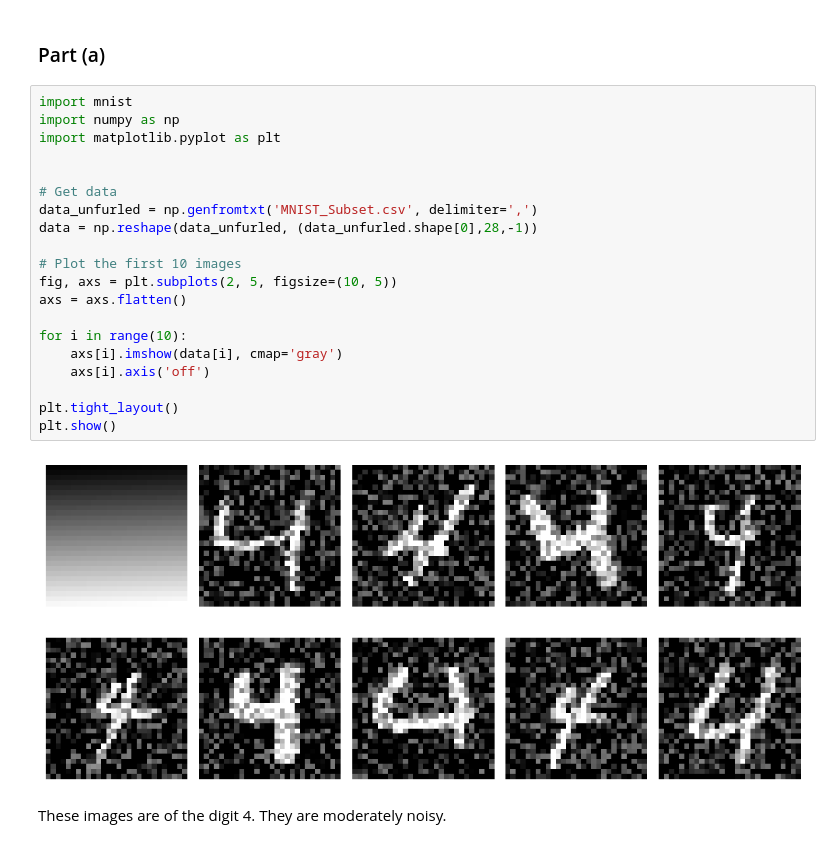
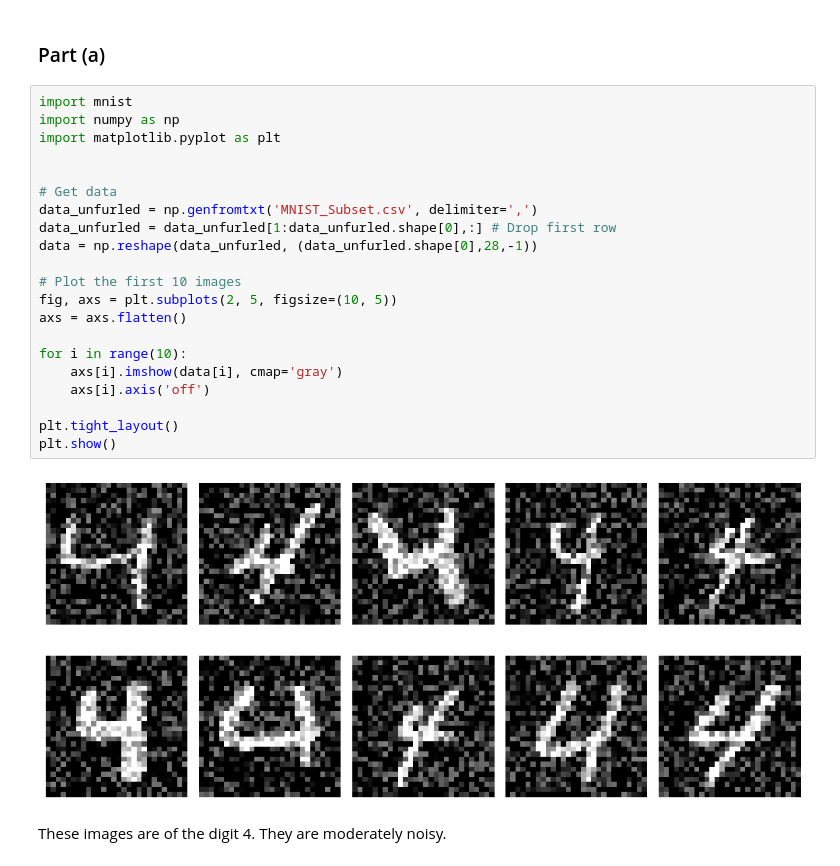
Before and after one commit to DapperDataAnalyst/Advanced-Predictive-Models, a Jupyter notebook: Staff-Graded SVD and PCA.ipynb, the cells around one changed output. Saved outputs shown, nothing was run; the diff lists cells and outputs as text.

```diff
--- a/Staff-Graded SVD and PCA.ipynb
+++ b/Staff-Graded SVD and PCA.ipynb
@@ -5,25 +5,26 @@
 # %%
 import mnist
 import numpy as np
 import matplotlib.pyplot as plt
 
 
 # Get data
 data_unfurled = np.genfromtxt('MNIST_Subset.csv', delimiter=',')
+data_unfurled = data_unfurled[1:data_unfurled.shape[0],:] # Drop first row
 data = np.reshape(data_unfurled, (data_unfurled.shape[0],28,-1))
 
 # Plot the first 10 images
 fig, axs = plt.subplots(2, 5, figsize=(10, 5))
 axs = axs.flatten()
 
 for i in range(10):
     axs[i].imshow(data[i], cmap='gray')
     axs[i].axis('off')
 
 plt.tight_layout()
 plt.show()
 # %% [output]
-[figure, old version]
+[figure, new version]
 # %% [markdown]
 These images are of the digit 4. They are moderately noisy.
 # %% [markdown]
```
Also changed, not shown: parts of 3 cells of this notebook.
